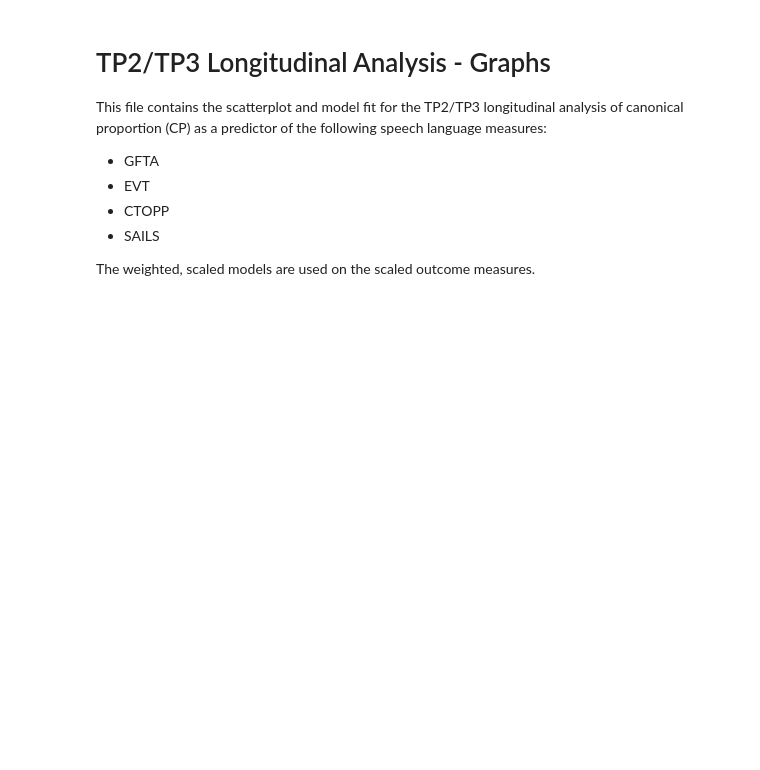
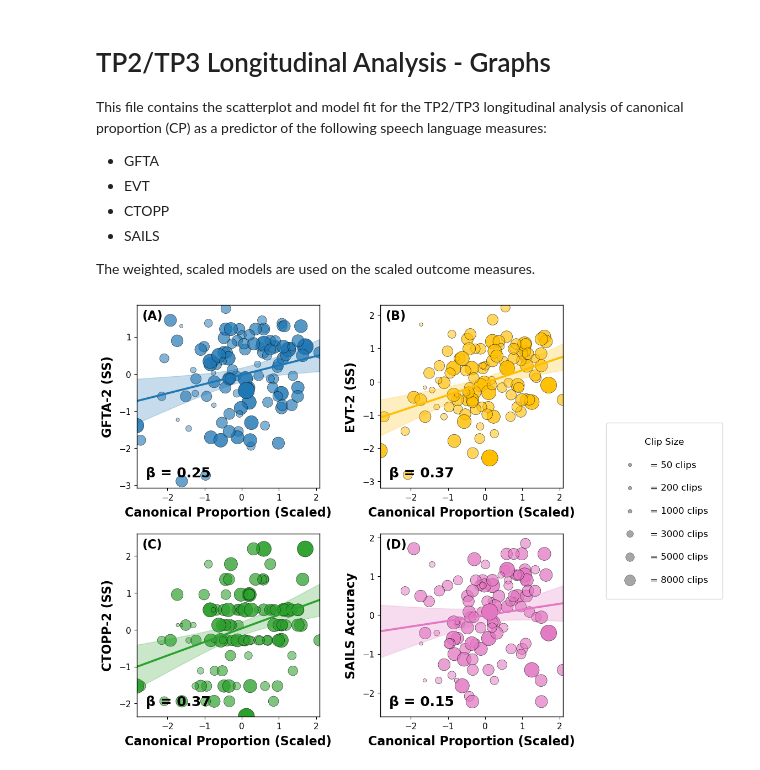
Before and after one commit to spoglab-stanford/spog-automated-vocal-analyses-cp, a Jupyter notebook: tp2_tp3_visuals.ipynb, the cells around one changed output. Drawn from its saved outputs; the diff is of its cells as text; code cells hidden in the pictures; blank space fills up the shorter version.

```diff
--- a/tp2_tp3_visuals.ipynb
+++ b/tp2_tp3_visuals.ipynb
@@ -18,7 +18,7 @@ from matplotlib.colors import to_rgba
 from sklearn.preprocessing import StandardScaler
 
 # === Load TP2/TP3 file with scaled columns ===
-df = pd.read_csv("tp2_tp3_master_with_scaled.csv")
+df = pd.read_csv("data/tp2_tp3_master_with_scaled.csv")
 
 # --- Weights: use existing num_clips column (no recompute) ---
 if "num_clips" not in df.columns:
@@ -184,30 +184,32 @@ def plot_panel(ax, fit_obj, color, panel_tag, ylabel):
     y_pad = 0.10 * (q99 - q1 + 1e-9)
     ax.set_ylim(float(q1 - y_pad), float(q99 + y_pad))
     ax.set_box_aspect(1)
 
     # Tight label padding
     ax.xaxis.labelpad = 6
     ax.yaxis.labelpad = 6
 
     # Full box borders
     for s in ax.spines.values():
         s.set_visible(True); s.set_linewidth(1)
 
 # --- Draw panels ---
 for ax, fit_obj, (col, tag, ylab, color) in zip(axes, fits, outcomes):
     plot_panel(ax, fit_obj, color, tag, ylab)
 
 # --- Legend (clip sizes) in skinny right column ---
 clip_sizes = [50, 200, 1000, 3000, 5000, 8000]
 handles = [ax_leg.scatter([], [], s=np.clip(s/40.0, 20, 600), color="gray",
                           alpha=0.7, edgecolor="k", linewidth=0.35)
            for s in clip_sizes]
 labels = [f"= {s} clips" for s in clip_sizes]
 ax_leg.legend(handles, labels, loc="center left", frameon=True,
               borderpad=1.6, labelspacing=1.6, handletextpad=1.2,
               borderaxespad=0.6, fontsize=12, title="Clip Size",
               title_fontsize=12)
 
 # Trim outer margins
 fig.subplots_adjust(left=0.07, right=0.87, top=0.99, bottom=0.01)
 plt.show()
+# %% [output]
+[figure, added]
```
Also changed, not shown: 20 other files.
